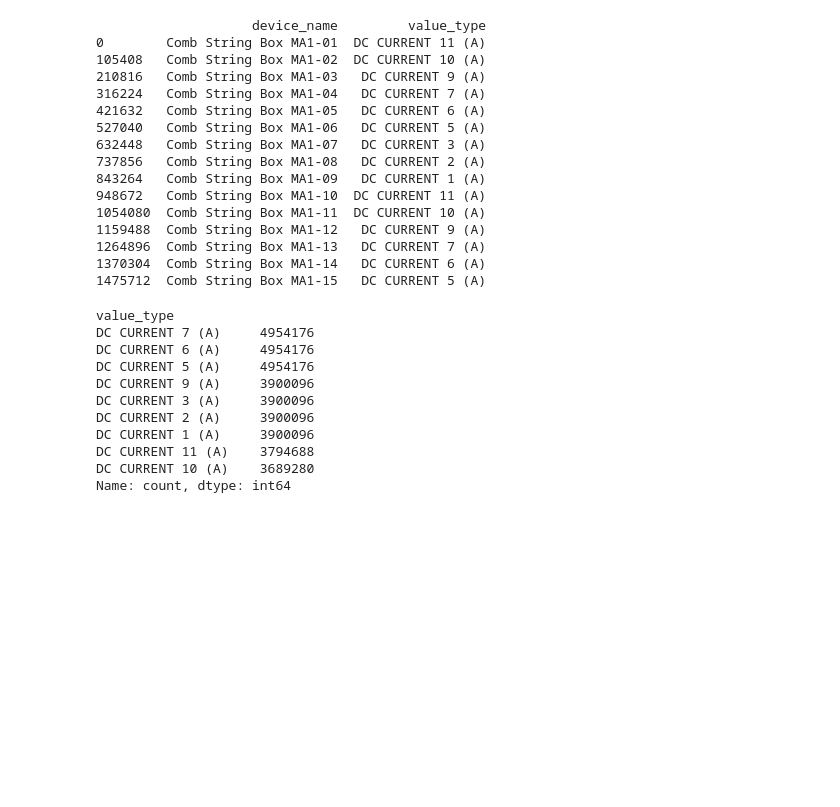
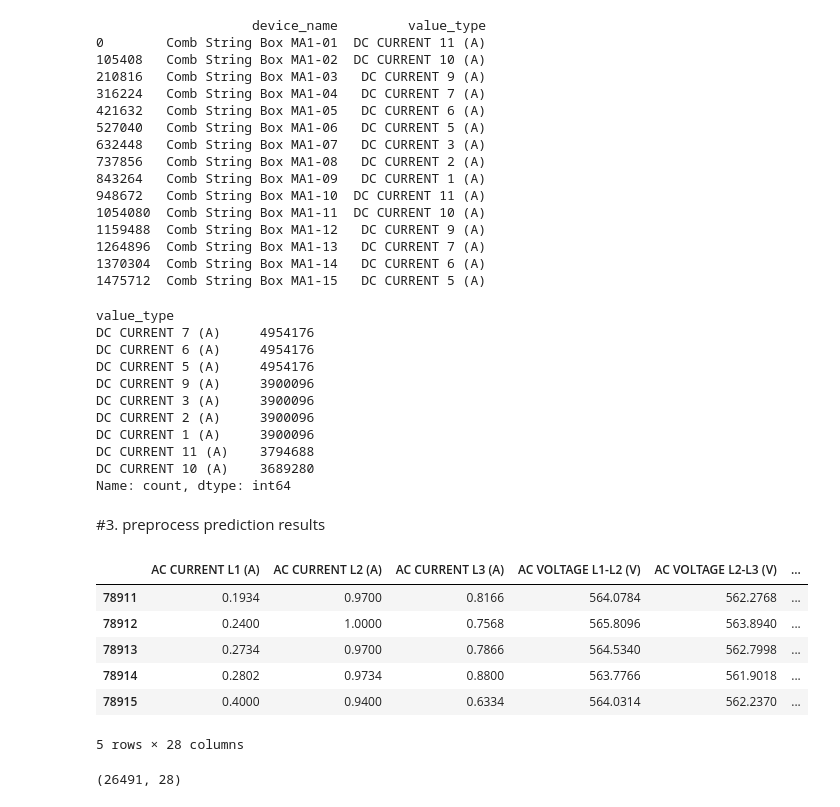
Before and after one commit to Zhenna/LangChain_CSV_agent_experiment, a Jupyter notebook: convert_df.ipynb, the cells around one changed output. Saved outputs shown, nothing was run; the diff lists cells and outputs as text; code cells hidden in the pictures; blank space fills up the shorter version.

```diff
--- a/convert_df.ipynb
+++ b/convert_df.ipynb
@@ -139,3 +125,5 @@ DC CURRENT 1 (A)     3900096
 DC CURRENT 11 (A)    3794688
 DC CURRENT 10 (A)    3689280
 Name: count, dtype: int64
+# %% [markdown]
+#3. preprocess prediction results
@@ -141,0 +132,17 @@ Name: count, dtype: int64
+# %%
+# Load Parquet file
+df_pq  = pd.read_parquet("data/TEST_DF_22_May_2025_9PM.parquet")
+# %%
+df_pq.head()
+# %% [output]
+|  | AC CURRENT L1 (A) | AC CURRENT L2 (A) | AC CURRENT L3 (A) | AC VOLTAGE L1-L2 (V) | AC VOLTAGE L2-L3 (V) | ... |
+| 78911 | 0.1934 | 0.9700 | 0.8166 | 564.0784 | 562.2768 | ... |
+| 78912 | 0.2400 | 1.0000 | 0.7568 | 565.8096 | 563.8940 | ... |
+| 78913 | 0.2734 | 0.9700 | 0.7866 | 564.5340 | 562.7998 | ... |
+| 78914 | 0.2802 | 0.9734 | 0.8800 | 563.7766 | 561.9018 | ... |
+| 78915 | 0.4000 | 0.9400 | 0.6334 | 564.0314 | 562.2370 | ... |
+5 rows × 28 columns
+# %%
+df_pq.shape
+# %% [output]
+(26491, 28)
```
Also changed, not shown: parts of 12 cells of this notebook, 2 other files.
